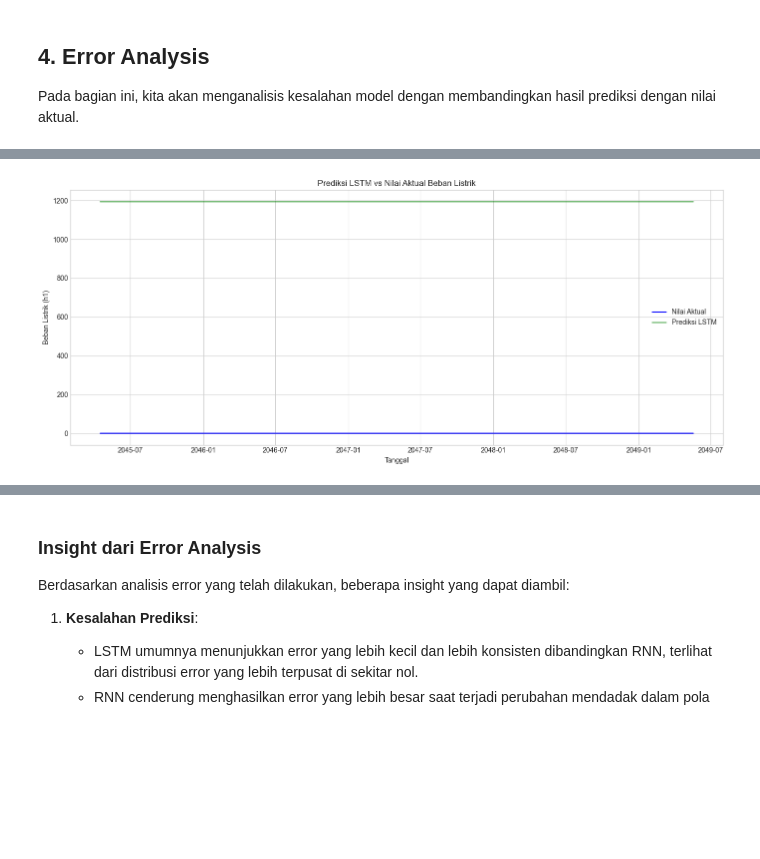
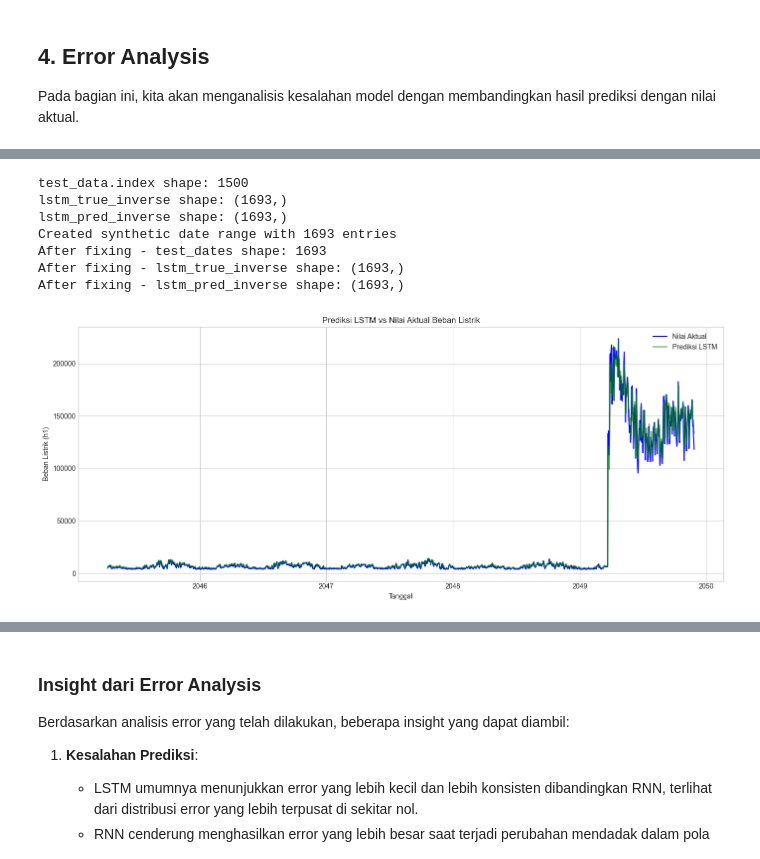
Before and after one commit to JonathanSaragih/Praktikum3ML, a Jupyter notebook: praktikum.ipynb, the cells around one changed output, grey strips where cells are left out. Drawn from its saved outputs; the diff is of its cells as text; code cells hidden in the pictures; blank space fills up the shorter version.

```diff
--- a/praktikum.ipynb
+++ b/praktikum.ipynb
@@ -550,10 +682,20 @@ Beberapa insight penting dari proses pemodelan dan validasi:
 
 Pada bagian ini, kita akan menganalisis kesalahan model dengan membandingkan hasil prediksi dengan nilai aktual.
 # %%
-# Siapkan tanggal untuk validasi
-test_dates = test_data.index[time_steps:]
+print(f"test_dates shape: {test_dates.shape}")
+print(f"rnn_true_inverse shape: {rnn_true_inverse.shape}")
+print(f"rnn_pred_inverse shape: {rnn_pred_inverse.shape}")
 
-# Visualisasi hasil prediksi RNN vs nilai aktual
+rnn_true_inverse = rnn_true_inverse[:len(test_dates)]
+rnn_pred_inverse = rnn_pred_inverse[:len(test_dates)]
+
+if len(test_dates) < len(rnn_true_inverse):
+    test_dates = test_data.index[time_steps:time_steps+len(rnn_true_inverse)]
+
+print(f"After fixing - test_dates shape: {test_dates.shape}")
+print(f"After fixing - rnn_true_inverse shape: {rnn_true_inverse.shape}")
+print(f"After fixing - rnn_pred_inverse shape: {rnn_pred_inverse.shape}")
+
 plt.figure(figsize=(14, 6))
 plt.plot(test_dates, rnn_true_inverse, label='Nilai Aktual', color='blue')
 plt.plot(test_dates, rnn_pred_inverse, label='Prediksi RNN', color='red', alpha=0.7)
@@ -569,17 +717,55 @@ plt.show()
 # %%
-# Visualisasi hasil prediksi LSTM vs nilai aktual
+# First, correctly identify the shapes
+print(f"test_data.index shape: {len(test_data.index)}")
+print(f"lstm_true_inverse shape: {lstm_true_inverse.shape}")
+print(f"lstm_pred_inverse shape: {lstm_pred_inverse.shape}")
+
+# Create a proper date range for your predictions
+# Option 1: If the test_data index contains enough dates
+if len(test_data.index) >= time_steps + len(lstm_true_inverse):
+    test_dates = test_data.index[time_steps:time_steps+len(lstm_true_inverse)]
+    print(f"Using dates from test_data.index: {len(test_dates)}")
+# Option 2: Create synthetic dates if needed
+else:
+    # Find the last date in test_data and extend from there
+    start_date = test_data.index[0]
+    # Assuming your data is sampled at regular intervals (e.g. hourly)
+    freq = pd.infer_freq(test_data.index)
+    if not freq:
+        freq = 'H'  # Default to hourly if inference fails
+    test_dates = pd.date_range(start=start_date, periods=len(lstm_true_inverse), freq=freq)
+    print(f"Created synthetic date range with {len(test_dates)} entries")
+
+# Now make sure everything has the same length
+min_length = min(len(test_dates), len(lstm_true_inverse), len(lstm_pred_inverse))
+test_dates = test_dates[:min_length]
+lstm_true_inverse = lstm_true_inverse[:min_length]
+lstm_pred_inverse = lstm_pred_inverse[:min_length]
+
+print(f"After fixing - test_dates shape: {len(test_dates)}")
+print(f"After fixing - lstm_true_inverse shape: {lstm_true_inverse.shape}")
+print(f"After fixing - lstm_pred_inverse shape: {lstm_pred_inverse.shape}")
+
+# Now plot with aligned dimensions
 plt.figure(figsize=(14, 6))
 plt.plot(test_dates, lstm_true_inverse, label='Nilai Aktual', color='blue')
 plt.plot(test_dates, lstm_pred_inverse, label='Prediksi LSTM', color='green', alpha=0.7)
 plt.title('Prediksi LSTM vs Nilai Aktual Beban Listrik')
 plt.xlabel('Tanggal')
 plt.ylabel('Beban Listrik (h1)')
 plt.legend()
 plt.grid(True)
 plt.tight_layout()
 plt.show()
 # %% [output]
+test_data.index shape: 1500
+lstm_true_inverse shape: (1693,)
+lstm_pred_inverse shape: (1693,)
+Created synthetic date range with 1693 entries
+After fixing - test_dates shape: 1693
+After fixing - lstm_true_inverse shape: (1693,)
+After fixing - lstm_pred_inverse shape: (1693,)
-[figure, old version]
+[figure, new version]
 # %%
 # Visualisasi distribusi error
 plt.figure(figsize=(12, 5))
```
Also changed, not shown: parts of 11 cells of this notebook, 1 other file.
